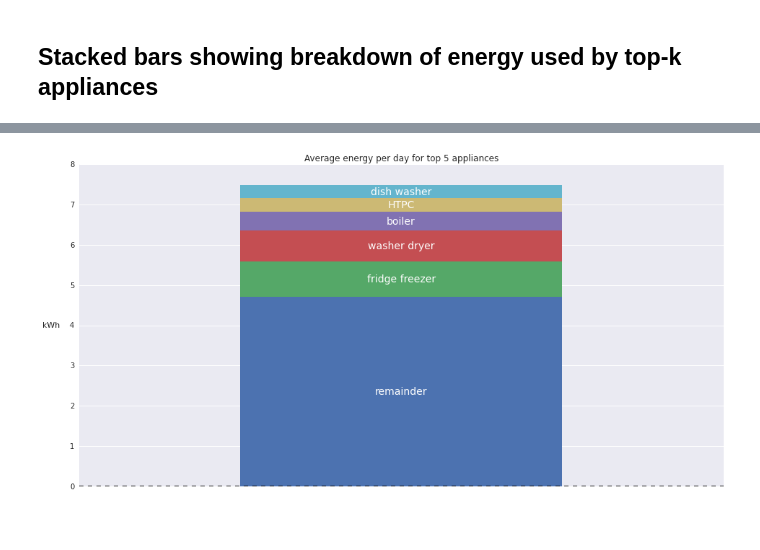
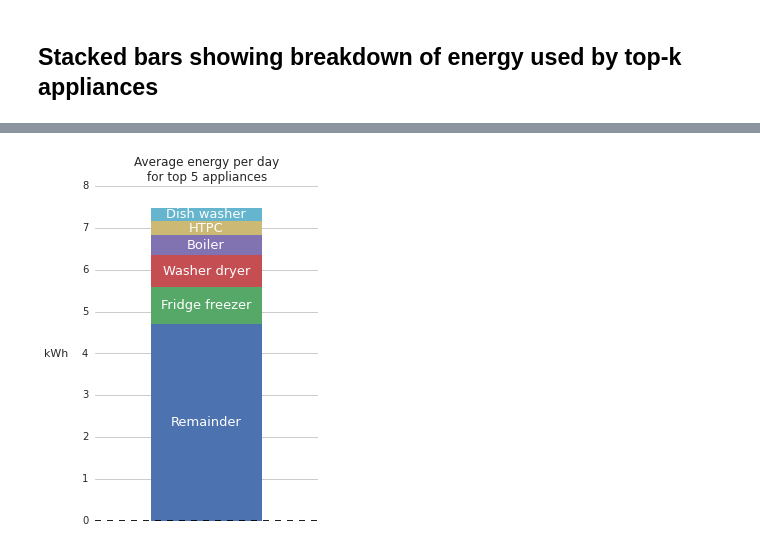
Before and after one commit to nilmtk/nilmtk, a Jupyter notebook: notebooks/dataset_statistics.ipynb, the cells around one changed output, grey strips where cells are left out. Drawn from its saved outputs; the diff is of its cells as text; code cells hidden in the pictures; blank space fills up the shorter version.

Commit message:
Finished MeterGroup.energy_per_meter_with_remainder and have made use of it in notebook.

```diff
--- a/notebooks/dataset_statistics.ipynb
+++ b/notebooks/dataset_statistics.ipynb
@@ -107,2 +112,0 @@ energy
-# %%
-energy = energy.sum()
@@ -124,13 +113,11 @@ mains_energy['active']
-# %%
-energy['remainder'] = mains_energy['active'] - energy.sum()
+# %%
+def capitalise_first_letter(string):
+    return string[0].upper() + string[1:]
+
+labels = list(energy.index)
+for i, label in enumerate(labels):
+    labels[i] = capitalise_first_letter(label)
+
+energy.index = labels
 # %%
 energy.sort(ascending=False)
-# %%
-from nilmtk.metergroup import MeterGroupID
-labels = []
-for col in energy.keys():
-    if col == 'remainder':
-        label = 'remainder'
-    else:
-        label = top_k_no_remainder[MeterGroupID(col)].appliance_label()
-    labels.append(label)
@@ -139,11 +124,14 @@ energy.index = labels
 # %%
-ax = pd.DataFrame(energy).T.plot(kind='bar', stacked=True, edgecolor="none", legend=False)
+ax = pd.DataFrame(energy).T.plot(kind='bar', stacked=True, grid=True,
+                                 edgecolor="none", legend=False, figsize=(4,6))
 ax.set_xticks([])
 ax.set_ylabel('kWh', rotation=0, ha='right', va='center', labelpad=15)
-ax.set_title('Average energy per day for top 5 appliances')
+ax.set_title('Average energy per day\nfor top 5 appliances')
 
-text_ys = energy.cumsum() - energy.cumsum().diff().fillna(energy['remainder']) / 2
+text_ys = energy.cumsum() - energy.cumsum().diff().fillna(energy['Remainder']) / 2
 for label, y in text_ys.iteritems():
-    ax.annotate(label, (0, y), horizontalalignment='center', verticalalignment='center', color='white', size=14)
+    ax.annotate(label, (0, y), horizontalalignment='center', verticalalignment='center', color='white', size=13)
+
+sns.despine(ax=ax, bottom=True, left=True)
 # %% [output]
-[figure, old version]
+[figure, new version]
```
Also changed, not shown: parts of 9 cells of this notebook.
